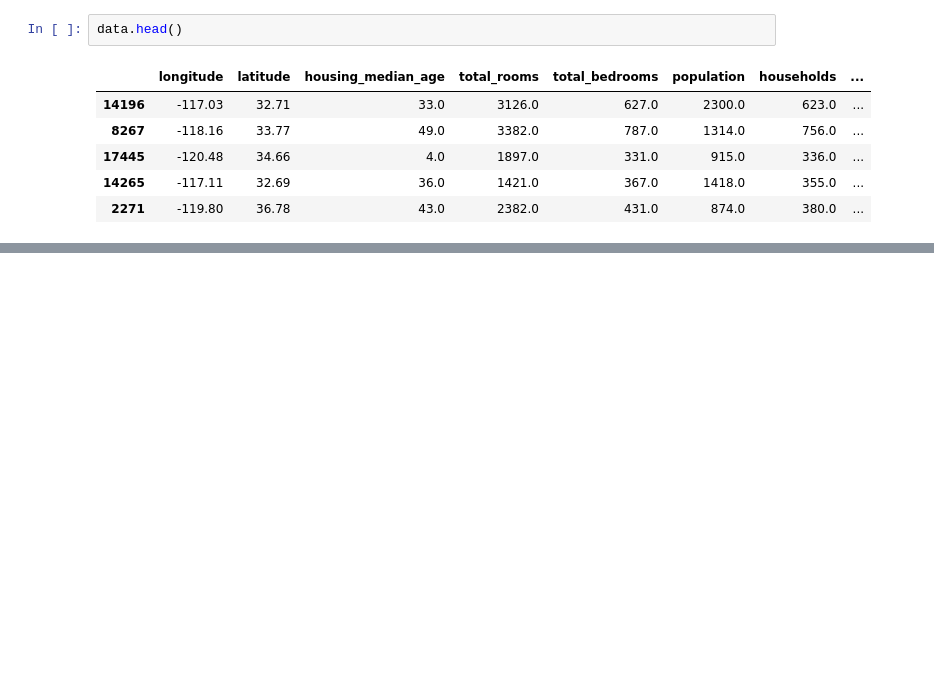
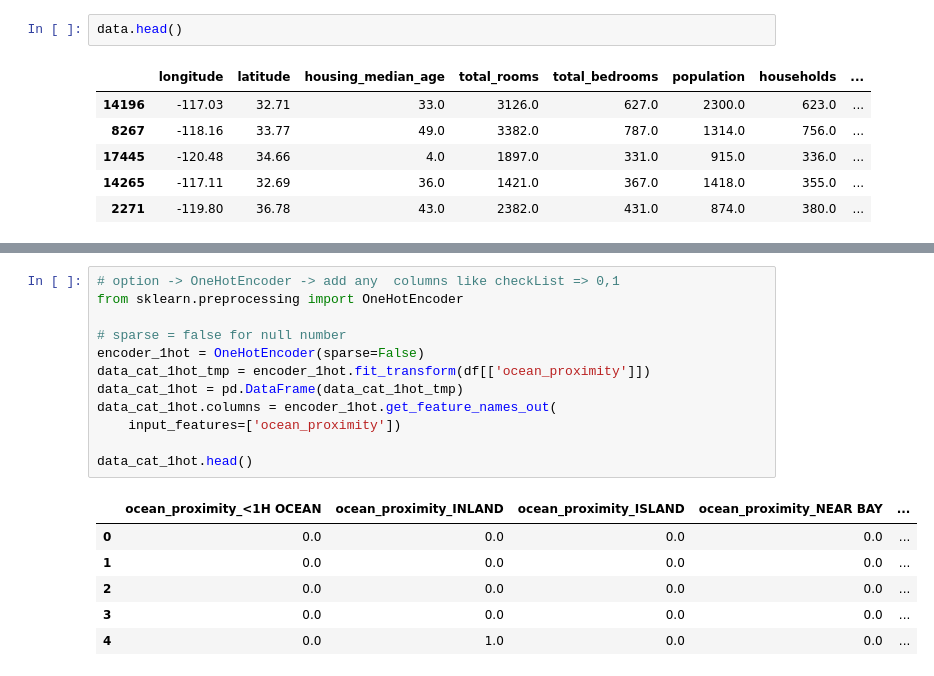
Before and after one commit to MostafaRastegar/python-practice, a Jupyter notebook: step4.ipynb, the cells around one changed output, grey strips where cells are left out. Saved outputs shown, nothing was run; the diff lists cells and outputs as text; blank space fills up the shorter version.

```diff
--- a/step4.ipynb
+++ b/step4.ipynb
@@ -160,0 +257,19 @@ memory usage: 1.1 MB
+# %%
+# option -> OneHotEncoder -> add any  columns like checkList => 0,1
+from sklearn.preprocessing import OneHotEncoder
+
+# sparse = false for null number
+encoder_1hot = OneHotEncoder(sparse=False)
+data_cat_1hot_tmp = encoder_1hot.fit_transform(df[['ocean_proximity']])
+data_cat_1hot = pd.DataFrame(data_cat_1hot_tmp)
+data_cat_1hot.columns = encoder_1hot.get_feature_names_out(
+    input_features=['ocean_proximity'])
+
+data_cat_1hot.head()
+# %% [output]
+|  | ocean_proximity_<1H OCEAN | ocean_proximity_INLAND | ocean_proximity_ISLAND | ocean_proximity_NEAR BAY | ... |
+| 0 | 0.0 | 0.0 | 0.0 | 0.0 | ... |
+| 1 | 0.0 | 0.0 | 0.0 | 0.0 | ... |
+| 2 | 0.0 | 0.0 | 0.0 | 0.0 | ... |
+| 3 | 0.0 | 0.0 | 0.0 | 0.0 | ... |
+| 4 | 0.0 | 1.0 | 0.0 | 0.0 | ... |
```
Also changed, not shown: parts of 11 cells of this notebook.
